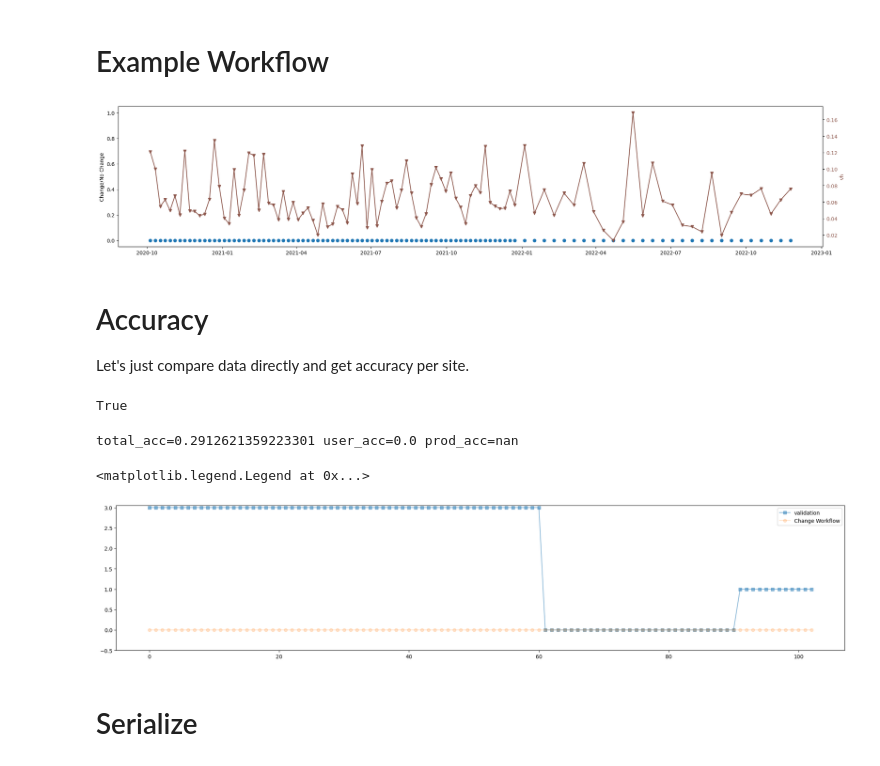
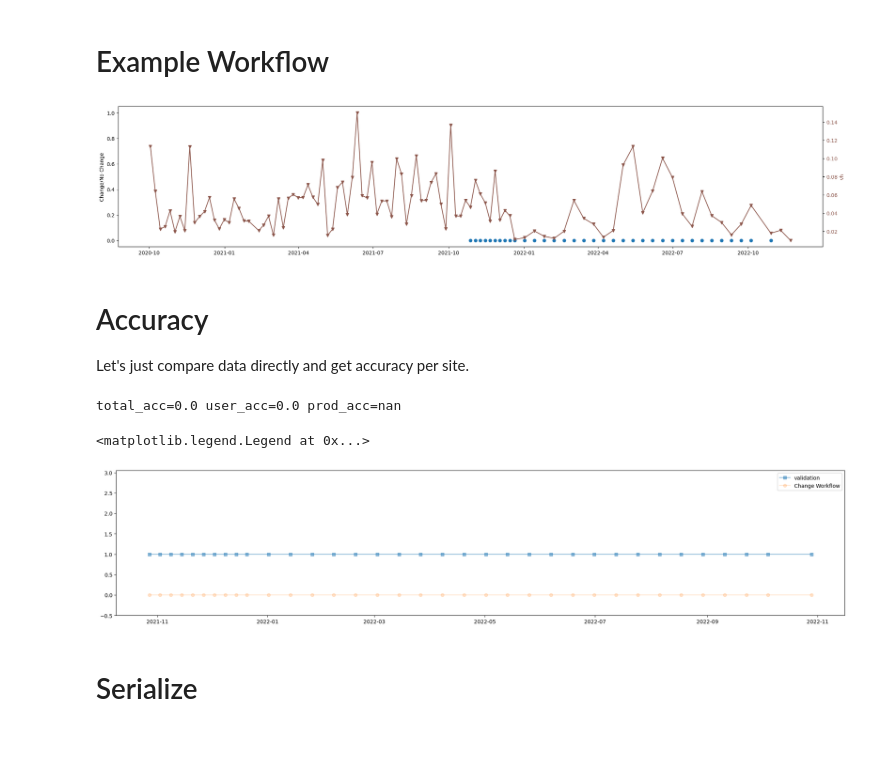
Before and after one commit to OPERA-Cal-Val/dist-s1-validation-harness, a Jupyter notebook: ts-explore-by-site-stream.ipynb, the cells around one changed output. Cells and saved outputs as stored; diff of their text form; code cells hidden in the pictures.

Commit message:
updates for lookback and data

```diff
--- a/ts-explore-by-site-stream.ipynb
+++ b/ts-explore-by-site-stream.ipynb
@@ -227,13 +264,31 @@ ax.hlines(3, dist_dts[0], dist_dts[-1], ls='--')
+# %%
+valid_post_idxs = generate_post_idxs_for_workflow(acq_dt_l,
+                                                  n_pre_img,
+                                                  n_post_imgs_to_confirm,
+                                                  lookback_length_days)
+valid_pre_idxs = [lookup_pre_idx(post_idx, acq_dt_l, n_pre_img, lookback_length_days) for post_idx in valid_post_idxs]
 # %%
 T = 3
-def window_mahalanobis_1d_workflow(window_data: list[list], n_pre_img: int = 5, n_post_imgs_to_confirm: int = 3):
-    N = len(window_data)
-    dist_objs = [compute_mahalonobis_dist_1d(window_data[i - n_pre_img : i],
-                                             [window_data[i + j] for j in range(n_post_imgs_to_confirm)],
-                                             window_size=3)
-                 if (i > n_pre_img) and (i + n_pre_img - 1) < N
-                 else None
-                 for i in tqdm(range(N))]
+
+def window_mahalanobis_1d_workflow(arr_data_l: list[list],
+                                   acq_dt_l: list[pd.Timestamp],
+                                   n_pre_img: int = LOOKBACK_WINDOW,
+                                   n_post_imgs_to_confirm: int = 3,
+                                   lookback_length_days: int = LOOKBACK_LENGTH_DAYS
+                                   ):
+    N = len(arr_data_l)
+    M = len(acq_dt_l)
+    if N != M:
+        raise ValueError('arr_data_l and acq_dt_l must have same length')
+
+    if (lookback_length_days != 0) and (lookback_length_days < 60):
+        raise ValueError('If using non-zero lookback_length, must be larger than 60 days')
+    valid_post_idxs = generate_post_idxs_for_workflow(acq_dt_l, n_pre_img, n_post_imgs_to_confirm, lookback_length_days)
+    valid_pre_idxs = [lookup_pre_idx(post_idx, acq_dt_l, n_pre_img, lookback_length_days) for post_idx in valid_post_idxs]
+
+    dist_objs = [compute_mahalonobis_dist_1d(arr_data_l[pre_idxs[0]: pre_idxs[-1]],
+                                             [arr_data_l[post_idx + j] for j in range(n_post_imgs_to_confirm)],
+                                             window_size=3) for (pre_idxs, post_idx) in zip(valid_pre_idxs, valid_post_idxs)]
     # 1 for change and 0 elsewhere
     # note the [1, 1] indexing!
     change_pts_init = [int(all([d[1, 1] > T for d in dist_ob.dist])) if dist_ob is not None else 0 for dist_ob in dist_objs]
@@ -244,4 +299,5 @@ def window_mahalanobis_1d_workflow(window_data: list[list], n_pre_img: int = 5,
     # No Change
     except ValueError:
         change_pts = change_pts_init
-    return np.array(change_pts)
+    valid_dts = pd.Series([acq_dt_l[k] for k in valid_post_idxs])
+    return valid_dts, np.array(change_pts)
@@ -250,26 +304,24 @@ y_obs = window_mahalanobis_1d_workflow(vh_arrs)
+# %%
+ts_obs, y_obs = window_mahalanobis_1d_workflow(vh_arrs, df_rtc_ts.acq_datetime.tolist())
 # %%
 fig, ax1 = plt.subplots(figsize=(25, 5))
 
 
-ax1.scatter(df_rtc_ts['acq_datetime'], y_obs)
+ax1.scatter(ts_obs, y_obs)
 ax1.set_ylabel('Change/No Change')
 ax1.set_ylim(-.05, 1.05)
 ax2 = ax1.twinx()
 bs = vv_c#.rolling(3).sum()
 ax2.plot(df_rtc_ts['acq_datetime'], bs,
          marker='v', color='tab:brown', label='vh_avg')
 ax2.set_ylabel('vh', color='tab:brown')
 ax2.tick_params(axis='y', labelcolor='tab:brown')
 # %% [output]
-[figure, old version]
+[figure, new version]
 # %% [markdown]
 # Accuracy
 
 Let's just compare data directly and get accuracy per site.
-# %%
-pd.NaT != pd.NaT
-# %% [output]
-True
 # %%
 change_time = df_site['change_time'][0]
 last_observation_time = df_site['last_observation_time'][0]
@@ -332,23 +384,23 @@ def get_producer_change_accuracy(y_val, y_obs) -> float:
         prod_acc = (y_obs_is_1 & (y_val == 1)).sum() / (y_obs_is_1 & (y_val != 2) & ~mask).sum()
     return prod_acc
 # %%
-y_val = generate_val_vec(df_rtc_ts.acq_datetime, last_observation_time, change_time)
+y_val = generate_val_vec(ts_obs, last_observation_time, change_time)
 prod_acc = get_producer_change_accuracy(y_val, y_obs)
 user_acc = get_user_change_accuracy(y_val, y_obs)
 total_acc = get_total_accuracy(y_val, y_obs)
 
 print(f'{total_acc=} {user_acc=} {prod_acc=}')
 # %% [output]
-total_acc=0.2912621359223301 user_acc=0.0 prod_acc=nan
+total_acc=0.0 user_acc=0.0 prod_acc=nan
 # %%
 fig, ax = plt.subplots(figsize=(25, 5))
-ax.plot(y_val, marker='s', label='validation', alpha=.5)
-ax.plot(y_obs, marker='o', label='Change Workflow', alpha=.2)
+ax.plot(ts_obs, y_val, marker='s', label='validation', alpha=.5)
+ax.plot(ts_obs, y_obs, marker='o', label='Change Workflow', alpha=.2)
 ax.set_ylim(-0.5, 3.05)
 plt.legend()
 # %% [output]
 <matplotlib.legend.Legend at 0x...>
-[figure, old version]
+[figure, new version]
 # %% [markdown]
 # Serialize
 # %%
```
Also changed, not shown: parts of 23 cells of this notebook, 3 other files.
